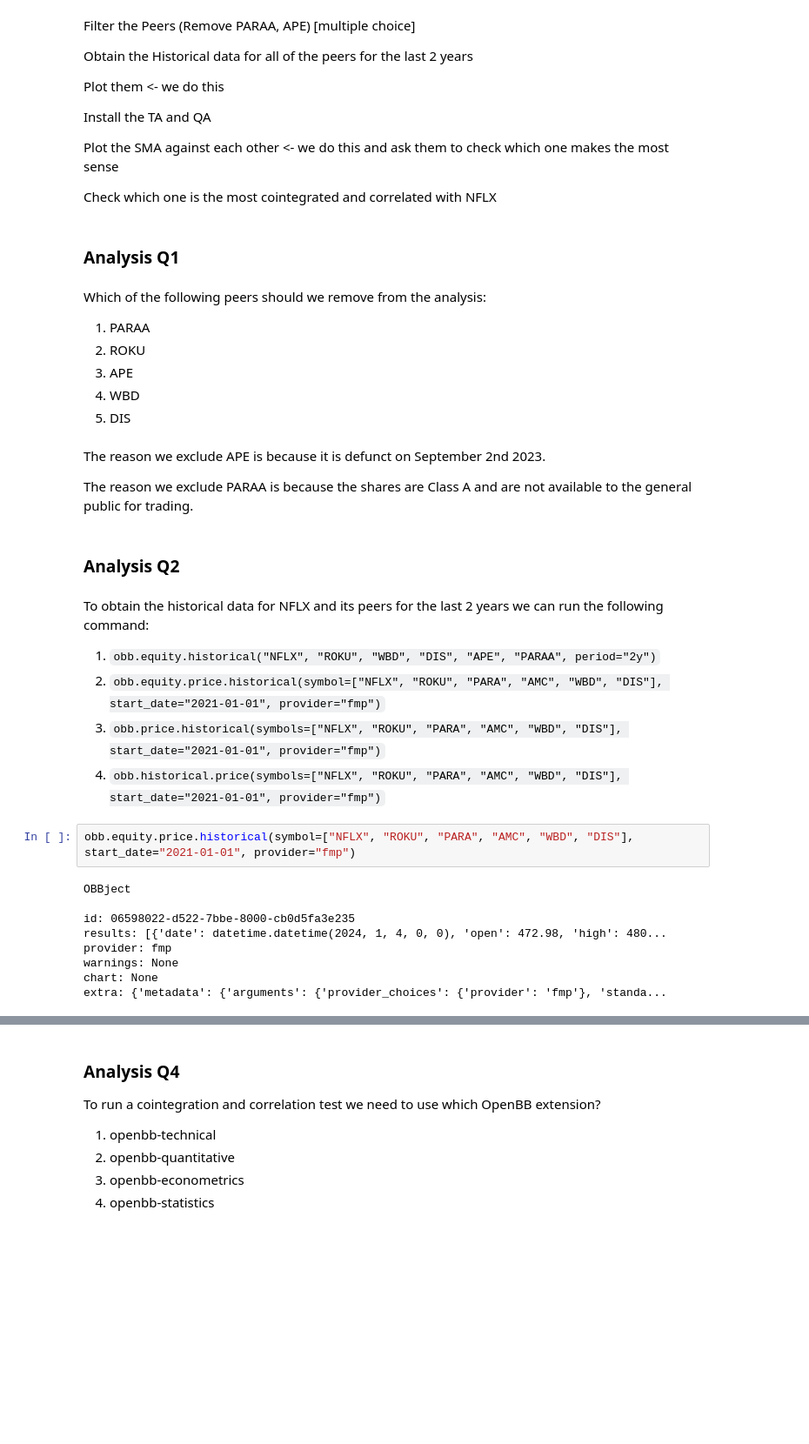
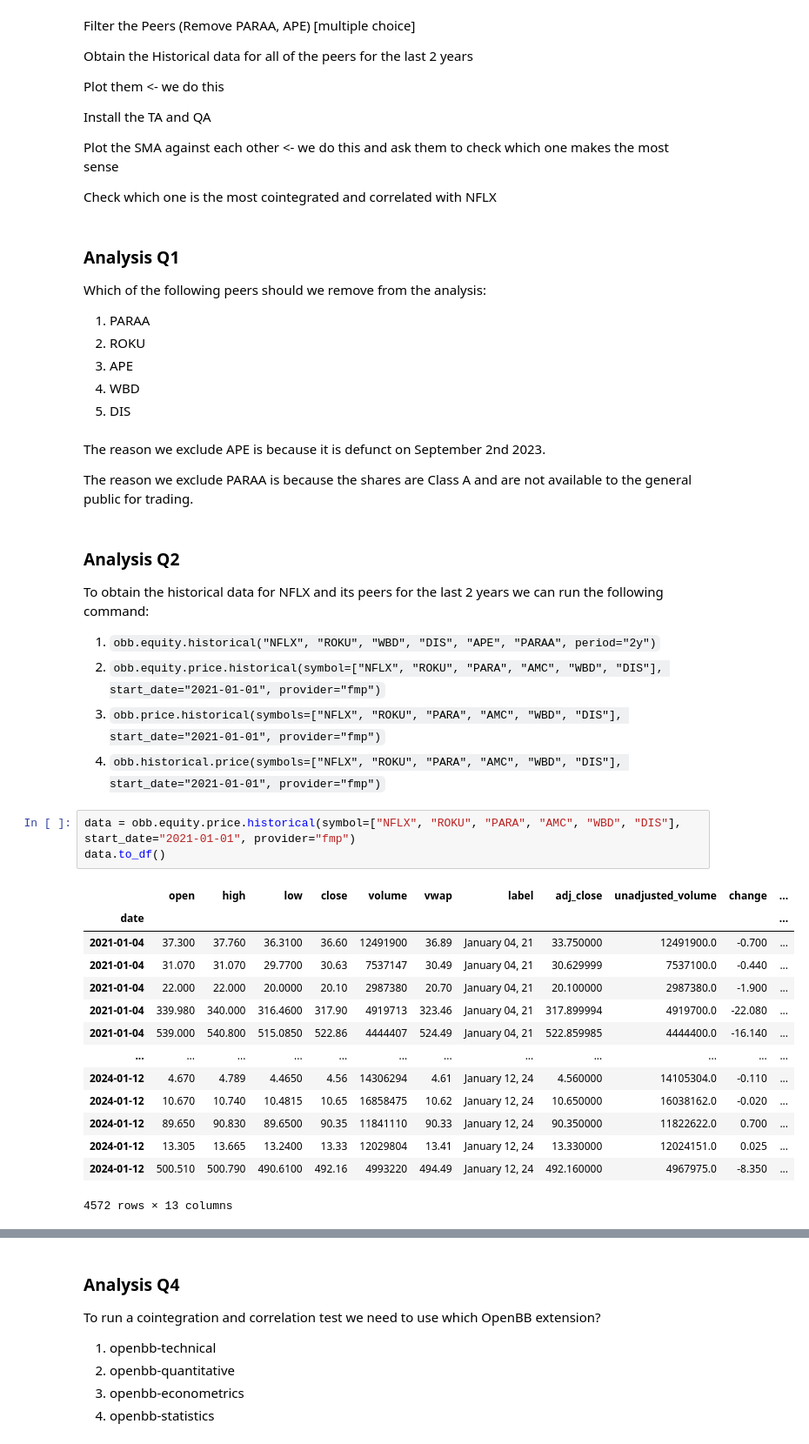
Before and after one commit to IgorWounds/openbb-game, a Jupyter notebook: IDEAS.ipynb, the cells around one changed output, grey strips where cells are left out. Shown at 87% size. Cells and saved outputs as stored; diff of their text form; blank space fills up the shorter version.

```diff
--- a/IDEAS.ipynb
+++ b/IDEAS.ipynb
@@ -243,10 +245,11 @@ Install the TA and QA
 Plot the SMA against each other <- we do this and ask them to check which one makes the most sense
 
 Check which one is the most cointegrated and correlated with NFLX
-# %% [markdown]
-### Analysis Q1
 # %% [markdown]
+### Analysis Q1
+
 Which of the following peers should we remove from the analysis:
+
 1. PARAA
 2. ROKU
 3. APE
@@ -256,9 +259,9 @@ Which of the following peers should we remove from the analysis:
 The reason we exclude APE is because it is defunct on September 2nd 2023.
 
 The reason we exclude PARAA is because the shares are Class A and are not available to the general public for trading.
-# %% [markdown]
-### Analysis Q2
 # %% [markdown]
+### Analysis Q2
+
 To obtain the historical data for NFLX and its peers for the last 2 years we can run the following command:
 
 1. `obb.equity.historical("NFLX", "ROKU", "WBD", "DIS", "APE", "PARAA", period="2y")`
@@ -266,13 +269,20 @@ To obtain the historical data for NFLX and its peers for the last 2 years we can
 3. `obb.price.historical(symbols=["NFLX", "ROKU", "PARA", "AMC", "WBD", "DIS"], start_date="2021-01-01", provider="fmp")`
 4. `obb.historical.price(symbols=["NFLX", "ROKU", "PARA", "AMC", "WBD", "DIS"], start_date="2021-01-01", provider="fmp")`
 # %%
-obb.equity.price.historical(symbol=["NFLX", "ROKU", "PARA", "AMC", "WBD", "DIS"], start_date="2021-01-01", provider="fmp")
+data = obb.equity.price.historical(symbol=["NFLX", "ROKU", "PARA", "AMC", "WBD", "DIS"], start_date="2021-01-01", provider="fmp")
+data.to_df()
 # %% [output]
+|  | open | high | low | close | volume | vwap | label | adj_close | unadjusted_volume | change | ... |
+| date |  |  |  |  |  |  |  |  |  |  | ... |
+| 2021-01-04 | 37.300 | 37.760 | 36.3100 | 36.60 | 12491900 | 36.89 | January 04, 21 | 33.750000 | 12491900.0 | -0.700 | ... |
+| 2021-01-04 | 31.070 | 31.070 | 29.7700 | 30.63 | 7537147 | 30.49 | January 04, 21 | 30.629999 | 7537100.0 | -0.440 | ... |
+| 2021-01-04 | 22.000 | 22.000 | 20.0000 | 20.10 | 2987380 | 20.70 | January 04, 21 | 20.100000 | 2987380.0 | -1.900 | ... |
+| 2021-01-04 | 339.980 | 340.000 | 316.4600 | 317.90 | 4919713 | 323.46 | January 04, 21 | 317.899994 | 4919700.0 | -22.080 | ... |
+| 2021-01-04 | 539.000 | 540.800 | 515.0850 | 522.86 | 4444407 | 524.49 | January 04, 21 | 522.859985 | 4444400.0 | -16.140 | ... |
+| ... | ... | ... | ... | ... | ... | ... | ... | ... | ... | ... | ... |
+| 2024-01-12 | 4.670 | 4.789 | 4.4650 | 4.56 | 14306294 | 4.61 | January 12, 24 | 4.560000 | 14105304.0 | -0.110 | ... |
+| 2024-01-12 | 10.670 | 10.740 | 10.4815 | 10.65 | 16858475 | 10.62 | January 12, 24 | 10.650000 | 16038162.0 | -0.020 | ... |
+| 2024-01-12 | 89.650 | 90.830 | 89.6500 | 90.35 | 11841110 | 90.33 | January 12, 24 | 90.350000 | 11822622.0 | 0.700 | ... |
+| 2024-01-12 | 13.305 | 13.665 | 13.2400 | 13.33 | 12029804 | 13.41 | January 12, 24 | 13.330000 | 12024151.0 | 0.025 | ... |
+| 2024-01-12 | 500.510 | 500.790 | 490.6100 | 492.16 | 4993220 | 494.49 | January 12, 24 | 492.160000 | 4967975.0 | -8.350 | ... |
-OBBject
-
-id: 06598022-d522-7bbe-8000-cb0d5fa3e235
-results: [{'date': datetime.datetime(2024, 1, 4, 0, 0), 'open': 472.98, 'high': 480...
-provider: fmp
-warnings: None
-chart: None
-extra: {'metadata': {'arguments': {'provider_choices': {'provider': 'fmp'}, 'standa...
+4572 rows × 13 columns
```
Also changed, not shown: parts of 49 cells of this notebook.
